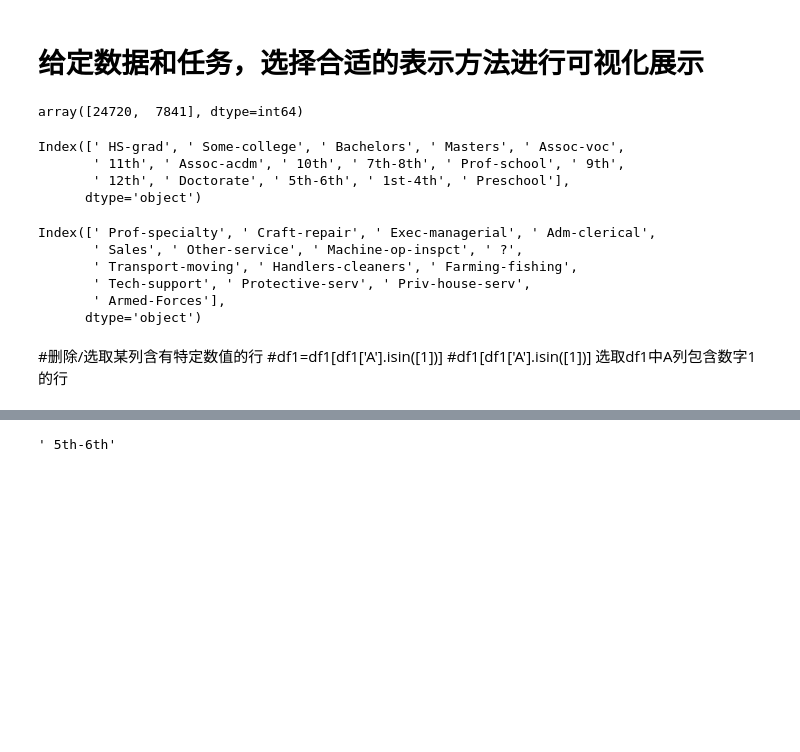
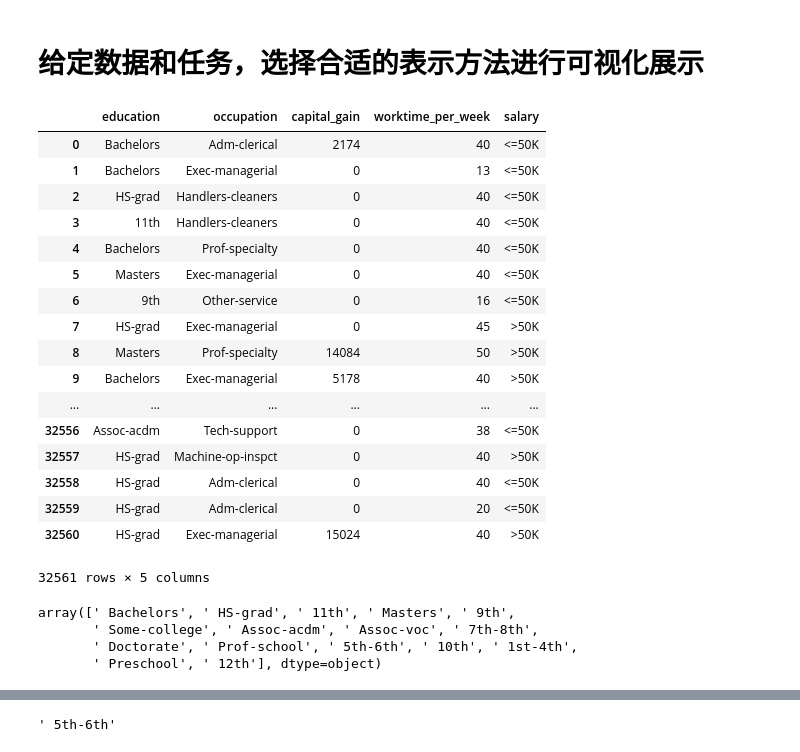
Before and after one commit to EdwardDaChina/Jupter-Learning, a Jupyter notebook: 学习Matplotlib基本绘图方法-checkpoint.ipynb, the cells around one changed output, grey strips where cells are left out. Saved outputs shown, nothing was run; the diff lists cells and outputs as text; code cells hidden in the pictures; blank space fills up the shorter version.

```diff
--- a/学习Matplotlib基本绘图方法-checkpoint.ipynb
+++ b/学习Matplotlib基本绘图方法-checkpoint.ipynb
@@ -101,35 +101,37 @@ plt.show()
 # %%
 import numpy as np
 import pandas as pd
 import matplotlib.pyplot as plt
 
-data=pd.read_csv('adult.csv',header=None, names=["age","工作类型","fnlwgt","education","学历编号","婚姻状况","occupation","社会关系","种族","性别","capital_gain","资本支出","worktime_per_week","祖国","salary"], encoding='utf_8')
+data=pd.read_csv('adult.csv',header=None, names=["age","工作类型","fnlwgt","education","学历编号","婚姻状况","occupation","社会关系","种族","性别","capital_gain","资本支出","worktime_per_week","祖国","salary"], encoding='ascii')
 data
 
 data_clean=data[["education","occupation","capital_gain","worktime_per_week","salary"]]
 data_clean
-data_clean.to_excel("data_clean.xls", encoding = 'utf-8')
+# %% [output]
+|  | education | occupation | capital_gain | worktime_per_week | salary |
+| 0 | Bachelors | Adm-clerical | 2174 | 40 | <=50K |
+| 1 | Bachelors | Exec-managerial | 0 | 13 | <=50K |
+| 2 | HS-grad | Handlers-cleaners | 0 | 40 | <=50K |
+| 3 | 11th | Handlers-cleaners | 0 | 40 | <=50K |
+| 4 | Bachelors | Prof-specialty | 0 | 40 | <=50K |
+| 5 | Masters | Exec-managerial | 0 | 40 | <=50K |
+| 6 | 9th | Other-service | 0 | 16 | <=50K |
+| 7 | HS-grad | Exec-managerial | 0 | 45 | >50K |
+| 8 | Masters | Prof-specialty | 14084 | 50 | >50K |
+| 9 | Bachelors | Exec-managerial | 5178 | 40 | >50K |
+| ... | ... | ... | ... | ... | ... |
+| 32556 | Assoc-acdm | Tech-support | 0 | 38 | <=50K |
+| 32557 | HS-grad | Machine-op-inspct | 0 | 40 | >50K |
+| 32558 | HS-grad | Adm-clerical | 0 | 40 | <=50K |
+| 32559 | HS-grad | Adm-clerical | 0 | 20 | <=50K |
+| 32560 | HS-grad | Exec-managerial | 15024 | 40 | >50K |
+32561 rows × 5 columns
-# %%
-data_clean['salary'].value_counts().values
-# %% [output]
-array([24720,  7841], dtype=int64)
-# %%
-data_clean['education'].value_counts().index
-# %% [output]
-Index([' HS-grad', ' Some-college', ' Bachelors', ' Masters', ' Assoc-voc',
-       ' 11th', ' Assoc-acdm', ' 10th', ' 7th-8th', ' Prof-school', ' 9th',
-       ' 12th', ' Doctorate', ' 5th-6th', ' 1st-4th', ' Preschool'],
-      dtype='object')
-# %%
-data_clean['occupation'].value_counts().index
-# %% [output]
-Index([' Prof-specialty', ' Craft-repair', ' Exec-managerial', ' Adm-clerical',
-       ' Sales', ' Other-service', ' Machine-op-inspct', ' ?',
-       ' Transport-moving', ' Handlers-cleaners', ' Farming-fishing',
-       ' Tech-support', ' Protective-serv', ' Priv-house-serv',
-       ' Armed-Forces'],
-      dtype='object')
-# %% [markdown]
-#删除/选取某列含有特定数值的行
-#df1=df1[df1['A'].isin([1])]
-#df1[df1['A'].isin([1])]  选取df1中A列包含数字1的行
+# %%
+education_list=data_clean.education.unique()
+education_list
+# %% [output]
+array([' Bachelors', ' HS-grad', ' 11th', ' Masters', ' 9th',
+       ' Some-college', ' Assoc-acdm', ' Assoc-voc', ' 7th-8th',
+       ' Doctorate', ' Prof-school', ' 5th-6th', ' 10th', ' 1st-4th',
+       ' Preschool', ' 12th'], dtype=object)
```
Also changed, not shown: parts of 7 cells of this notebook.
